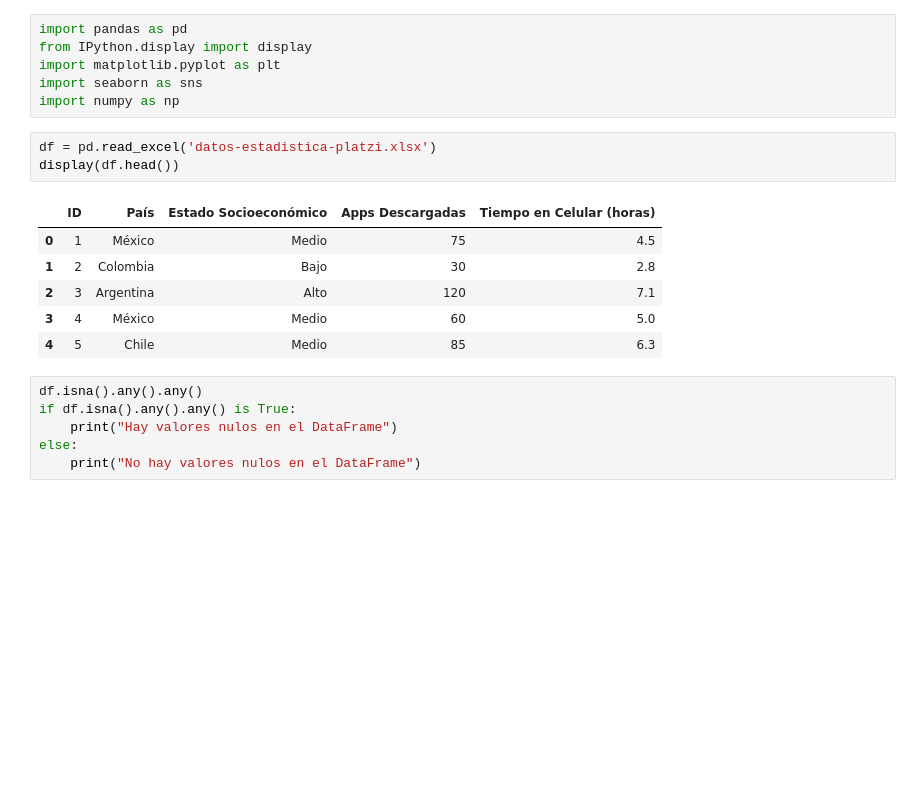
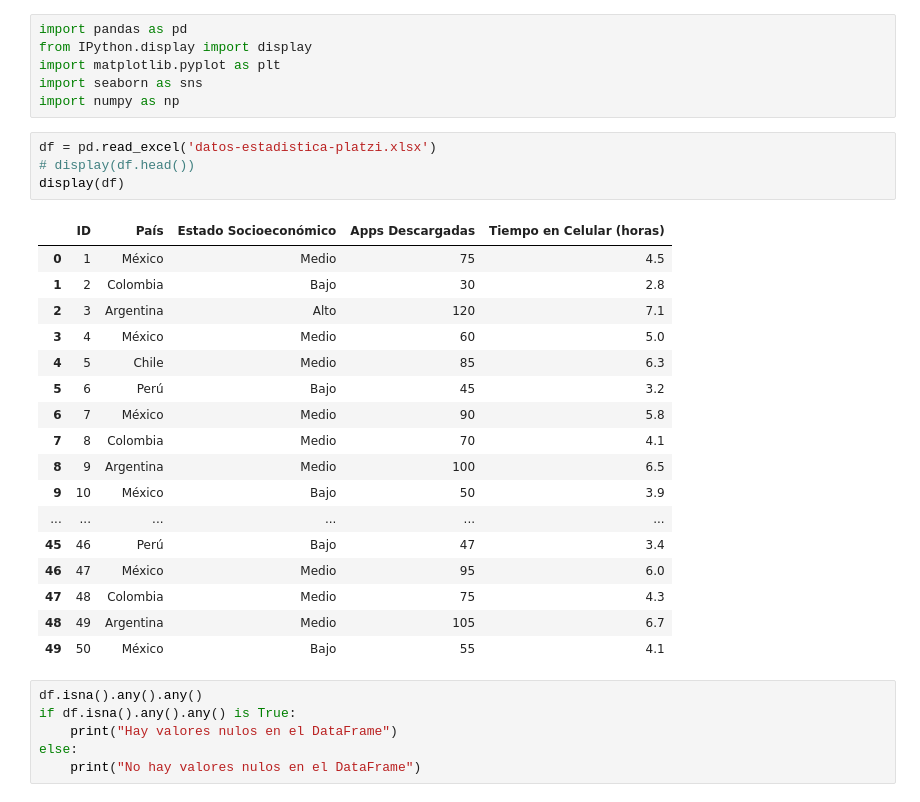
Before and after one commit to fcisnerosr/estadistica_descriptiva, a Jupyter notebook: procesamiento.ipynb, the cells around one changed output. Cells and saved outputs as stored; diff of their text form; blank space fills up the shorter version.

```diff
--- a/procesamiento.ipynb
+++ b/procesamiento.ipynb
@@ -6,14 +6,26 @@ import seaborn as sns
 import numpy as np
 # %%
 df = pd.read_excel('datos-estadistica-platzi.xlsx')
-display(df.head())
+# display(df.head())
+display(df)
 # %% [output]
 |  | ID | País | Estado Socioeconómico | Apps Descargadas | Tiempo en Celular (horas) |
 | 0 | 1 | México | Medio | 75 | 4.5 |
 | 1 | 2 | Colombia | Bajo | 30 | 2.8 |
 | 2 | 3 | Argentina | Alto | 120 | 7.1 |
 | 3 | 4 | México | Medio | 60 | 5.0 |
 | 4 | 5 | Chile | Medio | 85 | 6.3 |
+| 5 | 6 | Perú | Bajo | 45 | 3.2 |
+| 6 | 7 | México | Medio | 90 | 5.8 |
+| 7 | 8 | Colombia | Medio | 70 | 4.1 |
+| 8 | 9 | Argentina | Medio | 100 | 6.5 |
+| 9 | 10 | México | Bajo | 50 | 3.9 |
+| ... | ... | ... | ... | ... | ... |
+| 45 | 46 | Perú | Bajo | 47 | 3.4 |
+| 46 | 47 | México | Medio | 95 | 6.0 |
+| 47 | 48 | Colombia | Medio | 75 | 4.3 |
+| 48 | 49 | Argentina | Medio | 105 | 6.7 |
+| 49 | 50 | México | Bajo | 55 | 4.1 |
 # %%
 df.isna().any().any()
 if df.isna().any().any() is True:
```
Also changed, not shown: parts of 2 cells of this notebook.
